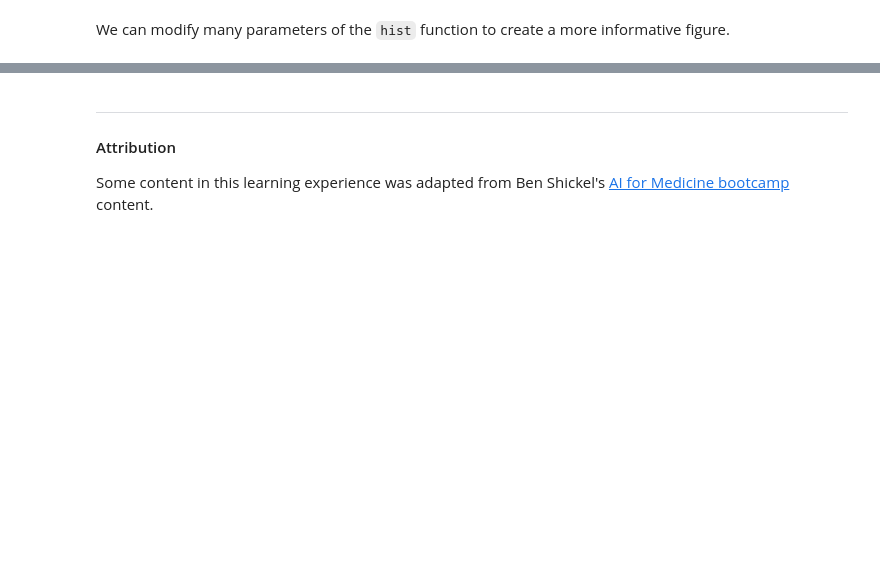
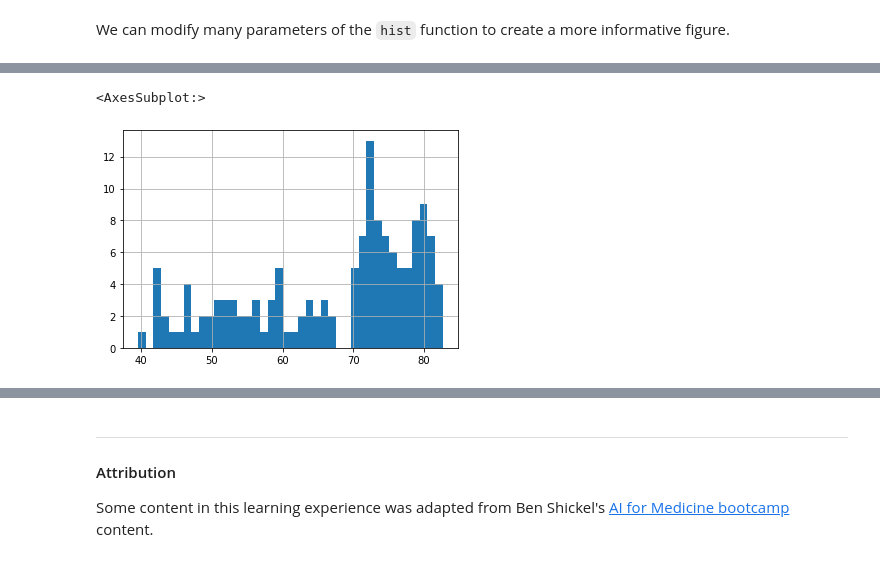
Before and after one commit to PracticumAI/python-for-ai, a Jupyter notebook: 02_data_analysis_pandas.ipynb, the cells around one changed output, grey strips where cells are left out. Saved outputs shown, nothing was run; the diff lists cells and outputs as text; code cells hidden in the pictures; blank space fills up the shorter version.

```diff
--- a/02_data_analysis_pandas.ipynb
+++ b/02_data_analysis_pandas.ipynb
@@ -381,2 +601,5 @@ Visualize the distribution of the body mass index (`bmi`) column. Feel free to f
 # %%
-X['bmi'].hist(bins=40)
+X['lifeExp_2007'].hist(bins=40)
+# %% [output]
+<AxesSubplot:>
+[figure, added]
```
Also changed, not shown: parts of 70 cells of this notebook.
